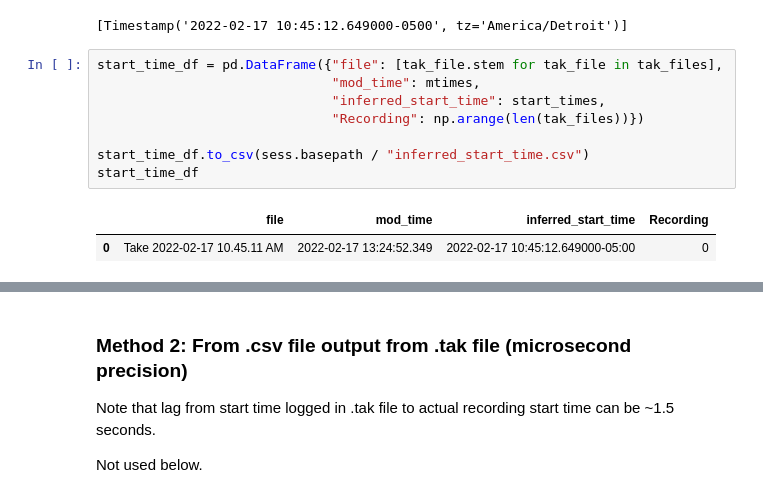
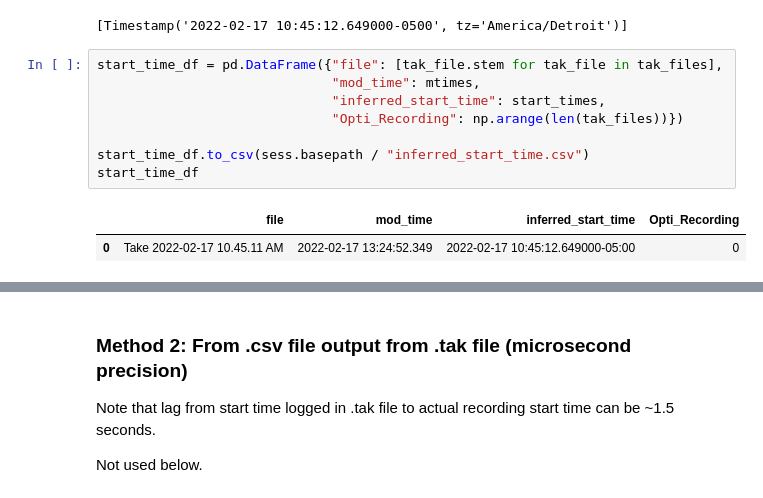
Before and after one commit to nkinsky/NeuroPy, a Jupyter notebook: notebooks/Data_align_Motive_to_OpenEphys.ipynb, the cells around one changed output, grey strips where cells are left out. Cells and saved outputs as stored; diff of their text form.

```diff
--- a/notebooks/Data_align_Motive_to_OpenEphys.ipynb
+++ b/notebooks/Data_align_Motive_to_OpenEphys.ipynb
@@ -92,13 +94,13 @@ start_times
 # %%
 start_time_df = pd.DataFrame({"file": [tak_file.stem for tak_file in tak_files],
                               "mod_time": mtimes,
                               "inferred_start_time": start_times,
-                              "Recording": np.arange(len(tak_files))})
+                              "Opti_Recording": np.arange(len(tak_files))})
 
 start_time_df.to_csv(sess.basepath / "inferred_start_time.csv")
 start_time_df
 # %% [output]
-|  | file | mod_time | inferred_start_time | Recording |
+|  | file | mod_time | inferred_start_time | Opti_Recording |
 | 0 | Take 2022-02-17 10.45.11 AM | 2022-02-17 13:24:52.349 | 2022-02-17 10:45:12.649000-05:00 | 0 |
 # %%
 # Manually insert # frames and sample rate for file above
```
Also changed, not shown: parts of 35 cells of this notebook.
